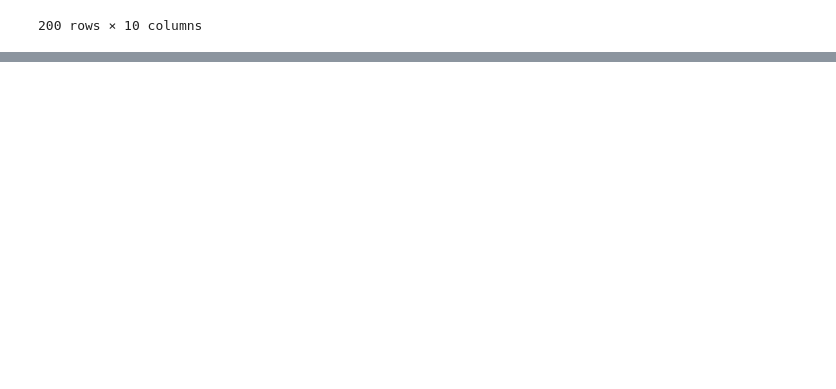
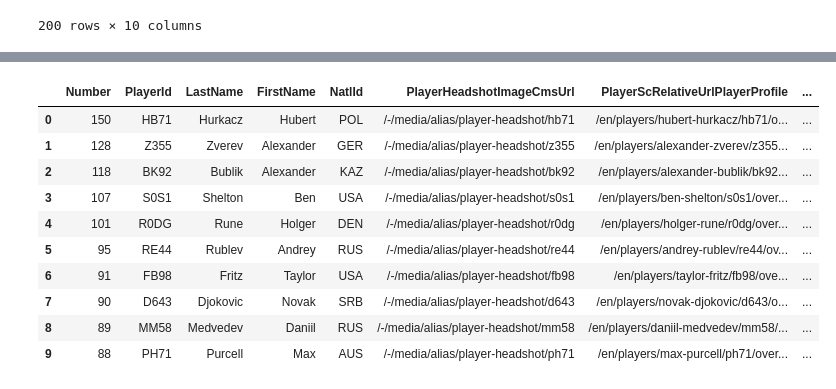
Before and after one commit to aacayanan/ten_ace_analyst, a Jupyter notebook: tenace.ipynb, the cells around one changed output, grey strips where cells are left out. Drawn from its saved outputs; the diff is of its cells as text; code cells hidden in the pictures; blank space fills up the shorter version.

```diff
--- a/tenace.ipynb
+++ b/tenace.ipynb
@@ -79,0 +87,14 @@ index = animals.index()
+# %%
+df24_first_10
+# %% [output]
+|  | Number | PlayerId | LastName | FirstName | NatlId | PlayerHeadshotImageCmsUrl | PlayerScRelativeUrlPlayerProfile | ... |
+| 0 | 150 | HB71 | Hurkacz | Hubert | POL | /-/media/alias/player-headshot/hb71 | /en/players/hubert-hurkacz/hb71/o... | ... |
+| 1 | 128 | Z355 | Zverev | Alexander | GER | /-/media/alias/player-headshot/z355 | /en/players/alexander-zverev/z355... | ... |
+| 2 | 118 | BK92 | Bublik | Alexander | KAZ | /-/media/alias/player-headshot/bk92 | /en/players/alexander-bublik/bk92... | ... |
+| 3 | 107 | S0S1 | Shelton | Ben | USA | /-/media/alias/player-headshot/s0s1 | /en/players/ben-shelton/s0s1/over... | ... |
+| 4 | 101 | R0DG | Rune | Holger | DEN | /-/media/alias/player-headshot/r0dg | /en/players/holger-rune/r0dg/over... | ... |
+| 5 | 95 | RE44 | Rublev | Andrey | RUS | /-/media/alias/player-headshot/re44 | /en/players/andrey-rublev/re44/ov... | ... |
+| 6 | 91 | FB98 | Fritz | Taylor | USA | /-/media/alias/player-headshot/fb98 | /en/players/taylor-fritz/fb98/ove... | ... |
+| 7 | 90 | D643 | Djokovic | Novak | SRB | /-/media/alias/player-headshot/d643 | /en/players/novak-djokovic/d643/o... | ... |
+| 8 | 89 | MM58 | Medvedev | Daniil | RUS | /-/media/alias/player-headshot/mm58 | /en/players/daniil-medvedev/mm58/... | ... |
+| 9 | 88 | PH71 | Purcell | Max | AUS | /-/media/alias/player-headshot/ph71 | /en/players/max-purcell/ph71/over... | ... |
```
Also changed, not shown: parts of 10 cells of this notebook.
